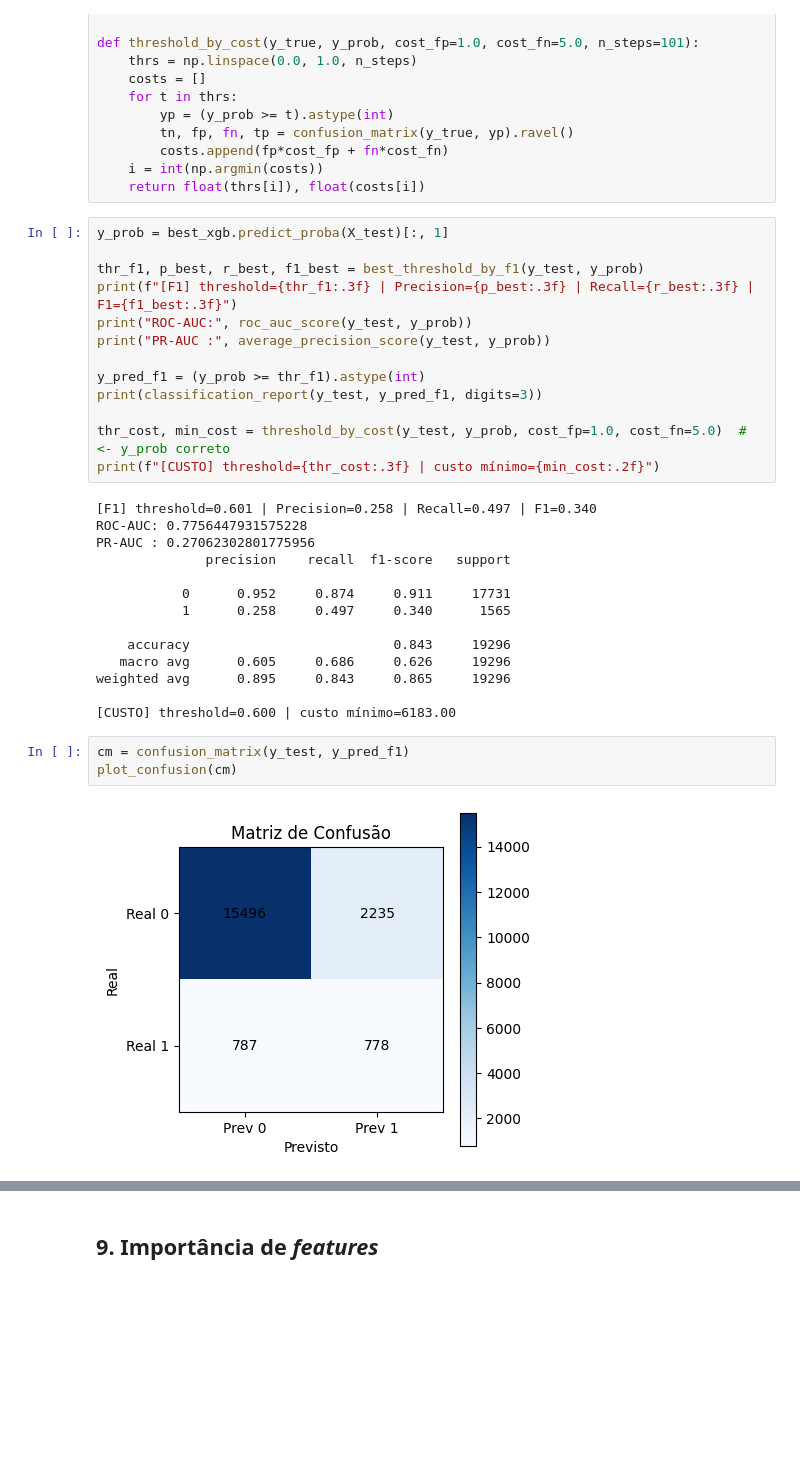
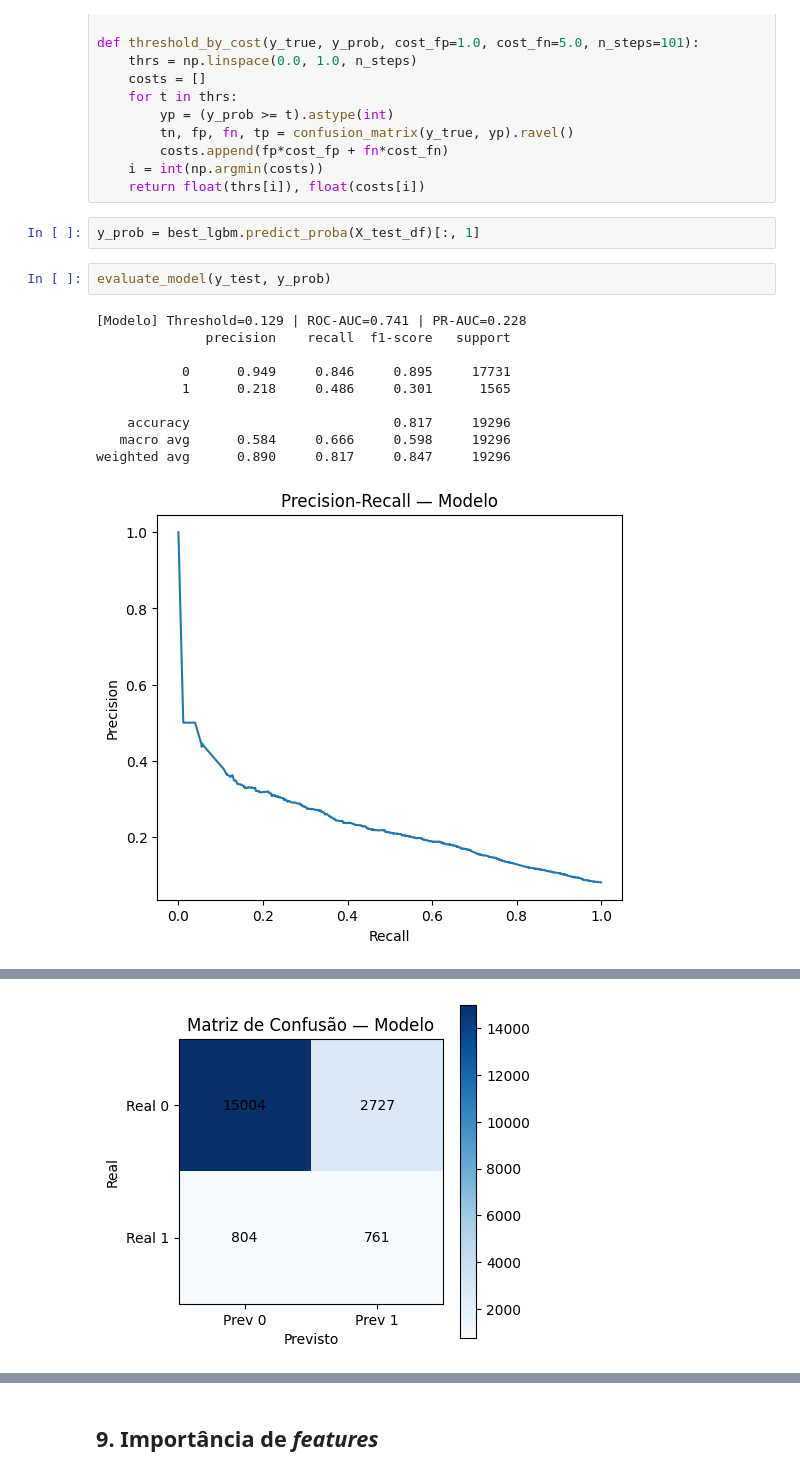
Before and after one commit to olavodd42/delay_forecast_olist, a Jupyter notebook: olist_delay.ipynb, the cells around one changed output, grey strips where cells are left out. Saved outputs shown, nothing was run; the diff lists cells and outputs as text; blank space fills up the shorter version.

```diff
--- a/olist_delay.ipynb
+++ b/olist_delay.ipynb
@@ -499,34 +630,17 @@ def threshold_by_cost(y_true, y_prob, cost_fp=1.0, cost_fn=5.0, n_steps=101):
     i = int(np.argmin(costs))
     return float(thrs[i]), float(costs[i])
 # %%
-y_prob = best_xgb.predict_proba(X_test)[:, 1]
-
-thr_f1, p_best, r_best, f1_best = best_threshold_by_f1(y_test, y_prob)
-print(f"[F1] threshold={thr_f1:.3f} | Precision={p_best:.3f} | Recall={r_best:.3f} | F1={f1_best:.3f}")
-print("ROC-AUC:", roc_auc_score(y_test, y_prob))
-print("PR-AUC :", average_precision_score(y_test, y_prob))
-
-y_pred_f1 = (y_prob >= thr_f1).astype(int)
-print(classification_report(y_test, y_pred_f1, digits=3))
-
-thr_cost, min_cost = threshold_by_cost(y_test, y_prob, cost_fp=1.0, cost_fn=5.0)  # <- y_prob correto
-print(f"[CUSTO] threshold={thr_cost:.3f} | custo mínimo={min_cost:.2f}")
+y_prob = best_lgbm.predict_proba(X_test_df)[:, 1]
-# %% [output]
-[F1] threshold=0.601 | Precision=0.258 | Recall=0.497 | F1=0.340
-ROC-AUC: 0.7756447931575228
-PR-AUC : 0.27062302801775956
-              precision    recall  f1-score   support
-
-           0      0.952     0.874     0.911     17731
-           1      0.258     0.497     0.340      1565
-
-    accuracy                          0.843     19296
-   macro avg      0.605     0.686     0.626     19296
-weighted avg      0.895     0.843     0.865     19296
-
-[CUSTO] threshold=0.600 | custo mínimo=6183.00
 # %%
-cm = confusion_matrix(y_test, y_pred_f1)
-plot_confusion(cm)
+evaluate_model(y_test, y_prob)
 # %% [output]
+[Modelo] Threshold=0.129 | ROC-AUC=0.741 | PR-AUC=0.228
+              precision    recall  f1-score   support
+
+           0      0.949     0.846     0.895     17731
+           1      0.218     0.486     0.301      1565
+
+    accuracy                          0.817     19296
+   macro avg      0.584     0.666     0.598     19296
+weighted avg      0.890     0.817     0.847     19296
-[figure, old version]
+[figure, new version]
@@ -532,0 +648 @@ plot_confusion(cm)
+[figure, added]
```
Also changed, not shown: parts of 25 cells of this notebook, 3 other files.
